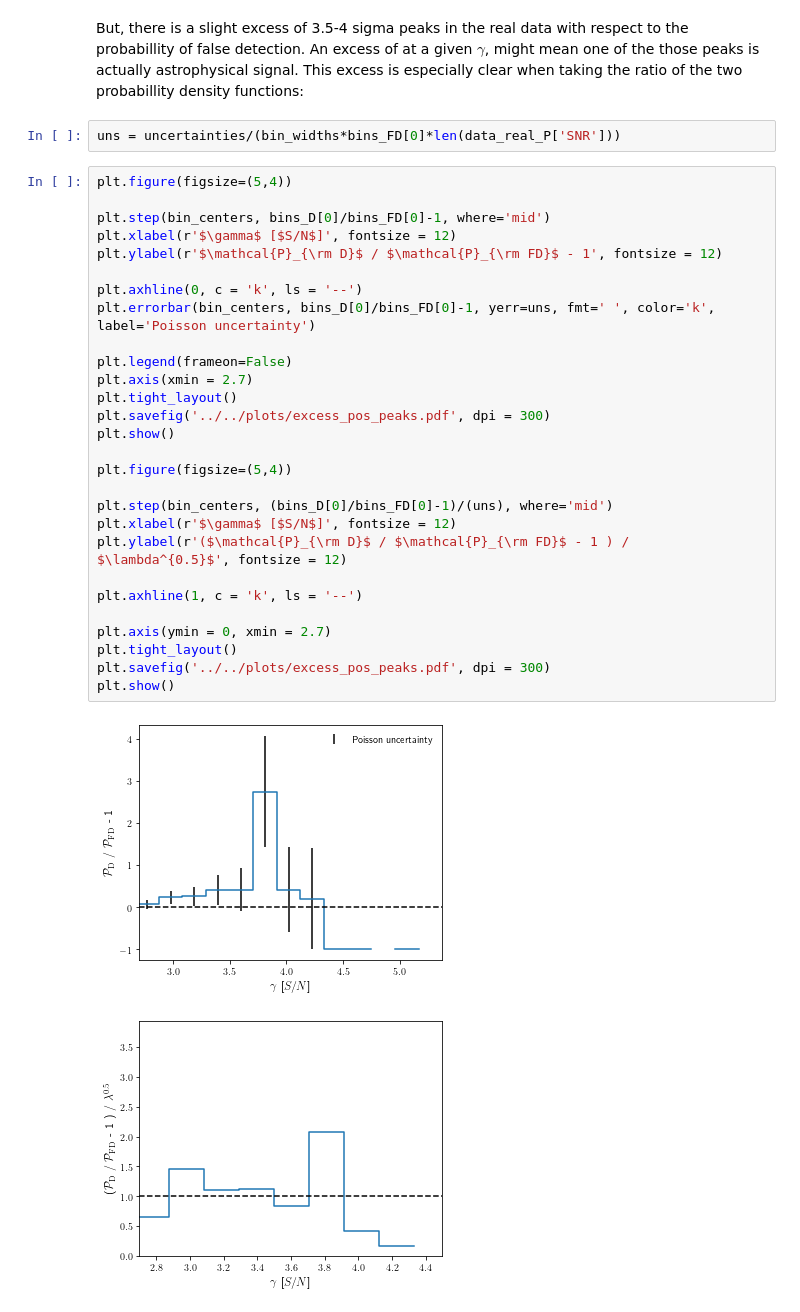
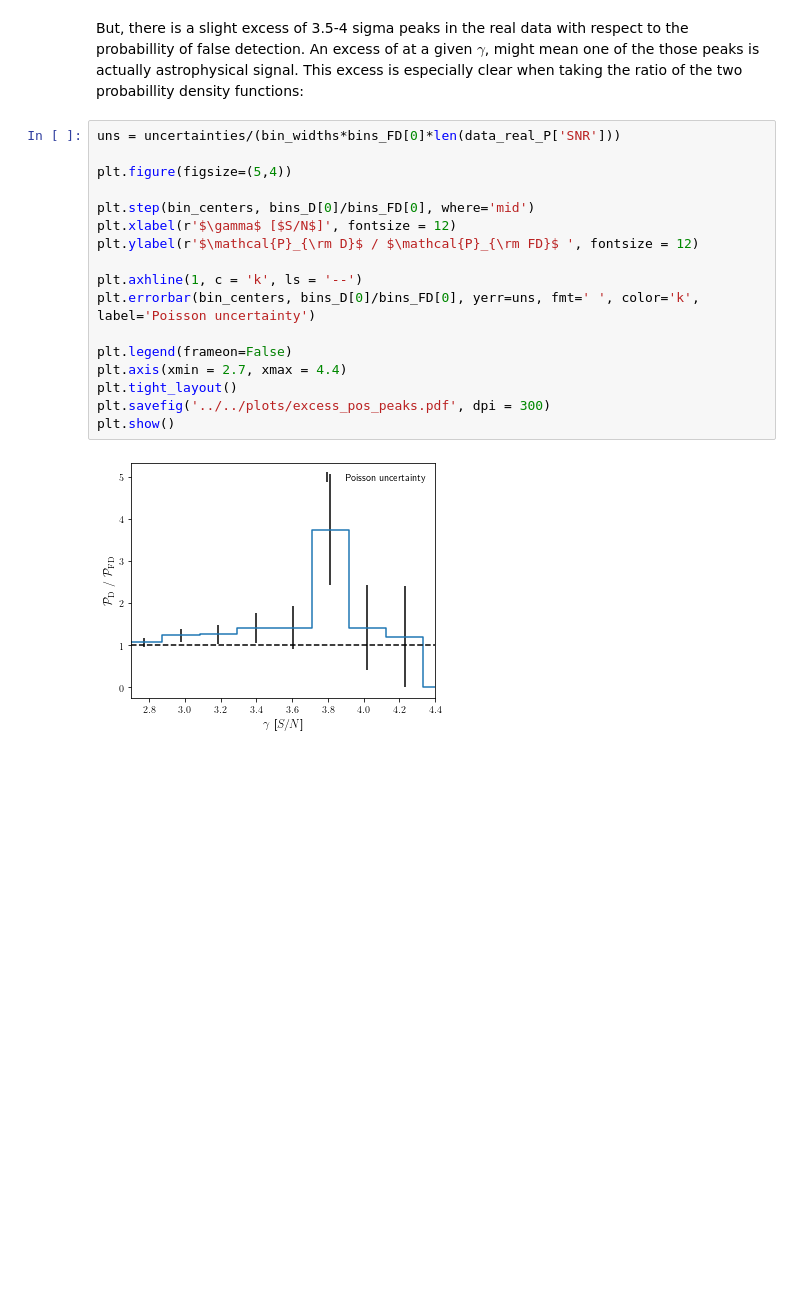
Before and after one commit to Joshiwavm/jackknify, a Jupyter notebook: docs/notebooks/HowToLineFind.ipynb, the cells around one changed output. Drawn from its saved outputs; the diff is of its cells as text; blank space fills up the shorter version.

```diff
--- a/docs/notebooks/HowToLineFind.ipynb
+++ b/docs/notebooks/HowToLineFind.ipynb
@@ -167,37 +169,23 @@ raw_counts[((bins_FD[1][1:] + bins_FD[1][:-1])/2>4)].sum()
 3
 # %% [markdown]
 But, there is a slight excess of 3.5-4 sigma peaks in the real data with respect to the probabillity of false detection. An excess of at a given $\gamma$, might mean one of the those peaks is actually astrophysical signal. This excess is especially clear when taking the ratio of the two probabillity density functions:
-# %%
-uns = uncertainties/(bin_widths*bins_FD[0]*len(data_real_P['SNR']))
 # %%
+uns = uncertainties/(bin_widths*bins_FD[0]*len(data_real_P['SNR']))
+
 plt.figure(figsize=(5,4))
 
-plt.step(bin_centers, bins_D[0]/bins_FD[0]-1, where='mid')
+plt.step(bin_centers, bins_D[0]/bins_FD[0], where='mid')
 plt.xlabel(r'$\gamma$ [$S/N$]', fontsize = 12)
-plt.ylabel(r'$\mathcal{P}_{\rm D}$ / $\mathcal{P}_{\rm FD}$ - 1', fontsize = 12)
+plt.ylabel(r'$\mathcal{P}_{\rm D}$ / $\mathcal{P}_{\rm FD}$ ', fontsize = 12)
 
-plt.axhline(0, c = 'k', ls = '--')
-plt.errorbar(bin_centers, bins_D[0]/bins_FD[0]-1, yerr=uns, fmt=' ', color='k', label='Poisson uncertainty')
+plt.axhline(1, c = 'k', ls = '--')
+plt.errorbar(bin_centers, bins_D[0]/bins_FD[0], yerr=uns, fmt=' ', color='k', label='Poisson uncertainty')
 
 plt.legend(frameon=False)
-plt.axis(xmin = 2.7)
+plt.axis(xmin = 2.7, xmax = 4.4)
 plt.tight_layout()
 plt.savefig('../../plots/excess_pos_peaks.pdf', dpi = 300)
 plt.show()
-
-plt.figure(figsize=(5,4))
-
-plt.step(bin_centers, (bins_D[0]/bins_FD[0]-1)/(uns), where='mid')
-plt.xlabel(r'$\gamma$ [$S/N$]', fontsize = 12)
-plt.ylabel(r'($\mathcal{P}_{\rm D}$ / $\mathcal{P}_{\rm FD}$ - 1 ) / $\lambda^{0.5}$', fontsize = 12)
-
-plt.axhline(1, c = 'k', ls = '--')
-
-plt.axis(ymin = 0, xmin = 2.7)
-plt.tight_layout()
-plt.savefig('../../plots/excess_pos_peaks.pdf', dpi = 300)
-plt.show()
 # %% [output]
-[figure, old version]
+[figure, new version]
-[figure, removed]
 # %% [markdown]
```
Also changed, not shown: parts of 13 cells of this notebook, 4 other files.
